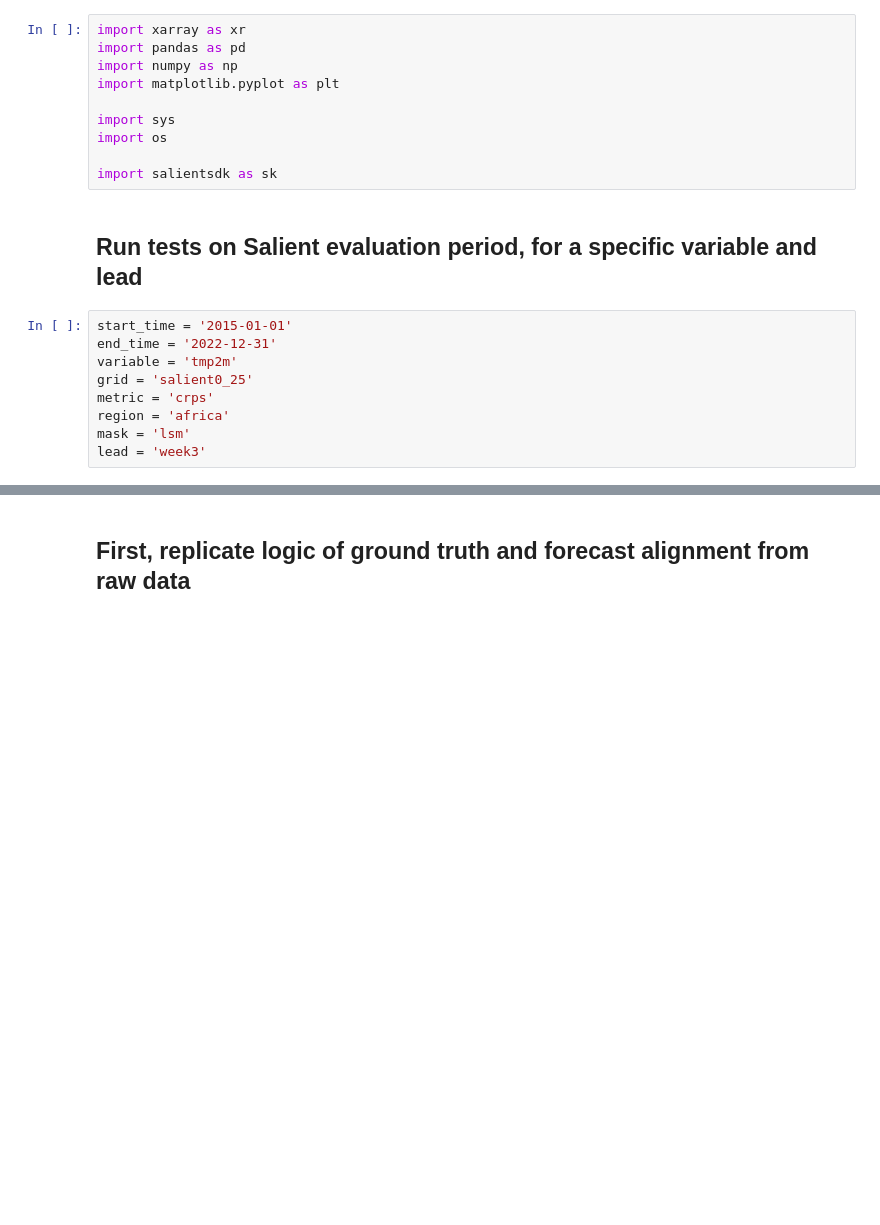
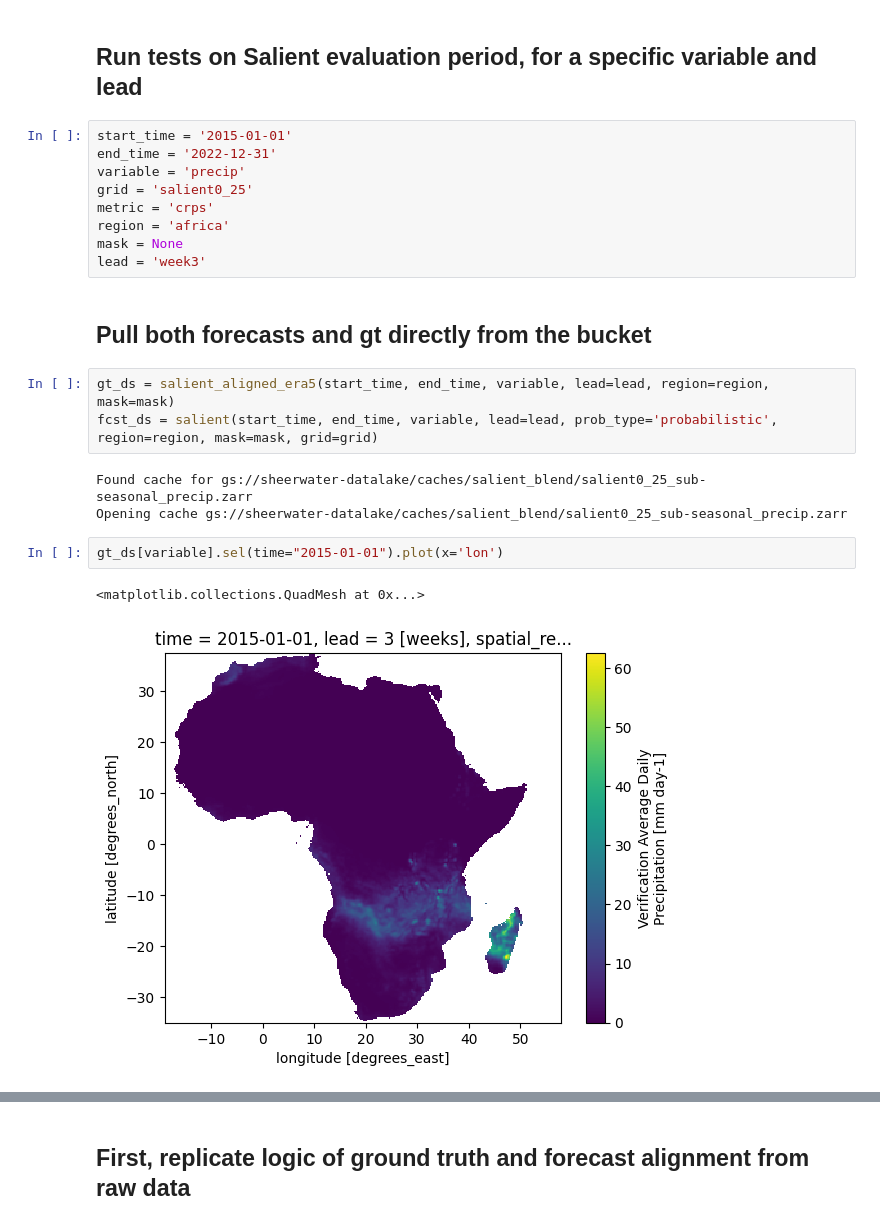
Before and after one commit to rhiza-research/sheerwater-benchmarking, a Jupyter notebook: salient_scripts/salient_validation_exercise.ipynb, the cells around one changed output, grey strips where cells are left out. Drawn from its saved outputs; the diff is of its cells as text; blank space fills up the shorter version.

```diff
--- a/salient_scripts/salient_validation_exercise.ipynb
+++ b/salient_scripts/salient_validation_exercise.ipynb
@@ -34,21 +30,24 @@ distributed.client.AllExit
-# %%
-import xarray as xr
-import pandas as pd
-import numpy as np
-import matplotlib.pyplot as plt
-
-import sys
-import os
-
-import salientsdk as sk
 # %% [markdown]
 ## Run tests on Salient evaluation period, for a specific variable and lead
 # %%
 start_time = '2015-01-01'
 end_time = '2022-12-31'
-variable = 'tmp2m'
+variable = 'precip'
 grid = 'salient0_25'
 metric = 'crps'
 region = 'africa'
-mask = 'lsm'
+mask = None
 lead = 'week3'
+# %% [markdown]
+## Pull both forecasts and gt directly from the bucket
+# %%
+gt_ds = salient_aligned_era5(start_time, end_time, variable, lead=lead, region=region, mask=mask)
+fcst_ds = salient(start_time, end_time, variable, lead=lead, prob_type='probabilistic', region=region, mask=mask, grid=grid)
+# %% [output]
+Found cache for gs://sheerwater-datalake/caches/salient_blend/salient0_25_sub-seasonal_precip.zarr
+Opening cache gs://sheerwater-datalake/caches/salient_blend/salient0_25_sub-seasonal_precip.zarr
+# %%
+gt_ds[variable].sel(time="2015-01-01").plot(x='lon')
+# %% [output]
+<matplotlib.collections.QuadMesh at 0x...>
+[figure, added]
```
Also changed, not shown: parts of 6 cells of this notebook, 3 other files.
